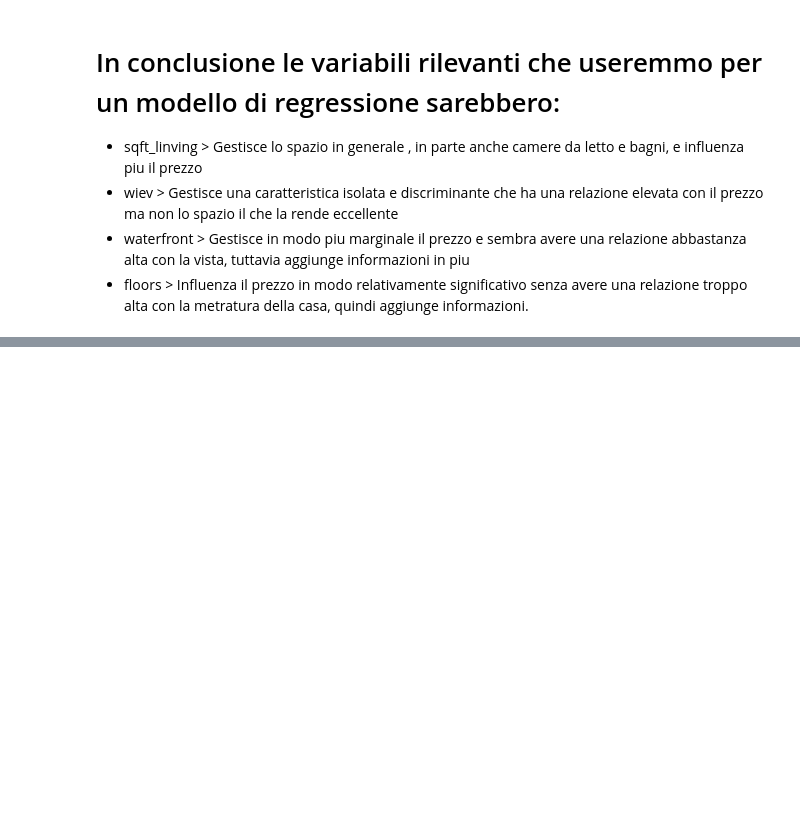
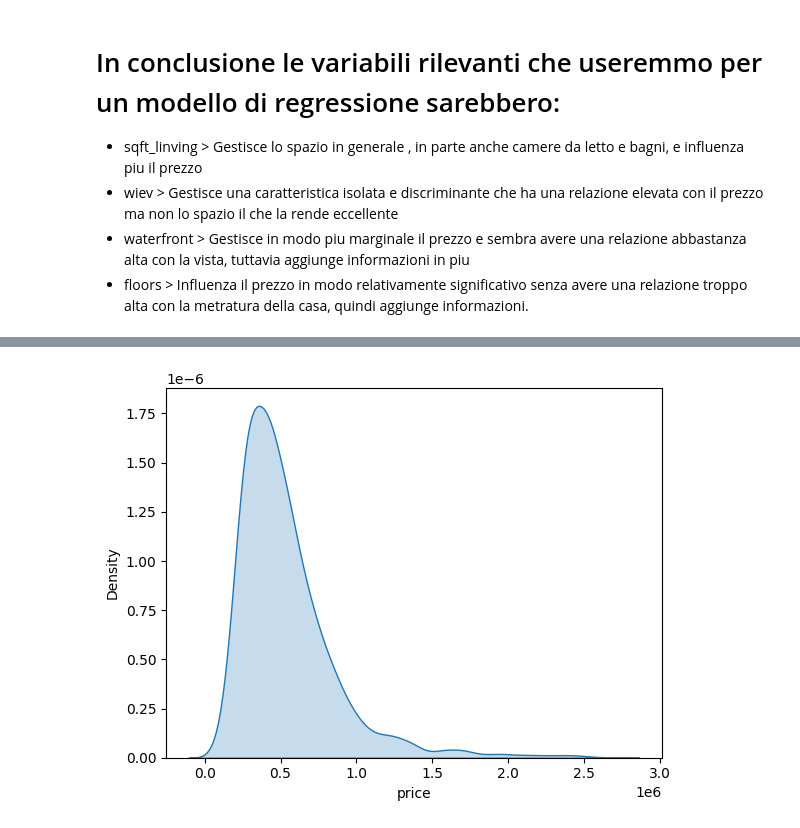
Before and after one commit to kingddd04/Ai_Learning, a Jupyter notebook: AI-Notebooks/Houseprices_analysis.ipynb, the cells around one changed output, grey strips where cells are left out. Drawn from its saved outputs; the diff is of its cells as text; code cells hidden in the pictures; blank space fills up the shorter version.

```diff
--- a/AI-Notebooks/Houseprices_analysis.ipynb
+++ b/AI-Notebooks/Houseprices_analysis.ipynb
@@ -148,0 +153,5 @@ plt.show()
+# %%
+sns.kdeplot(x='price', data=df, fill=True)
+plt.show()
+# %% [output]
+[figure, added]
```
Also changed, not shown: parts of 5 cells of this notebook, 3 other files.
